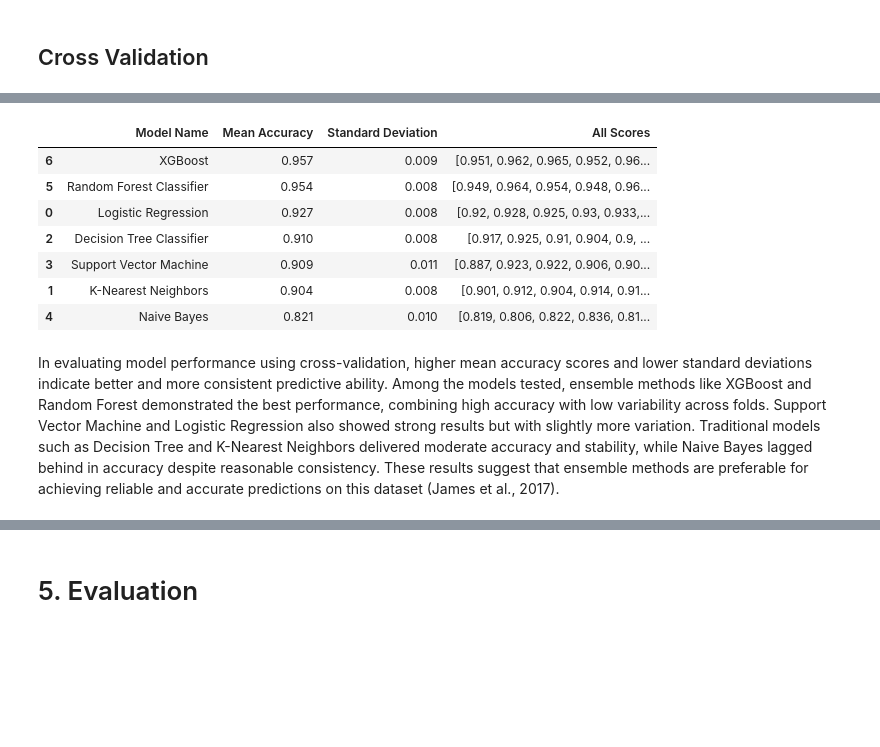
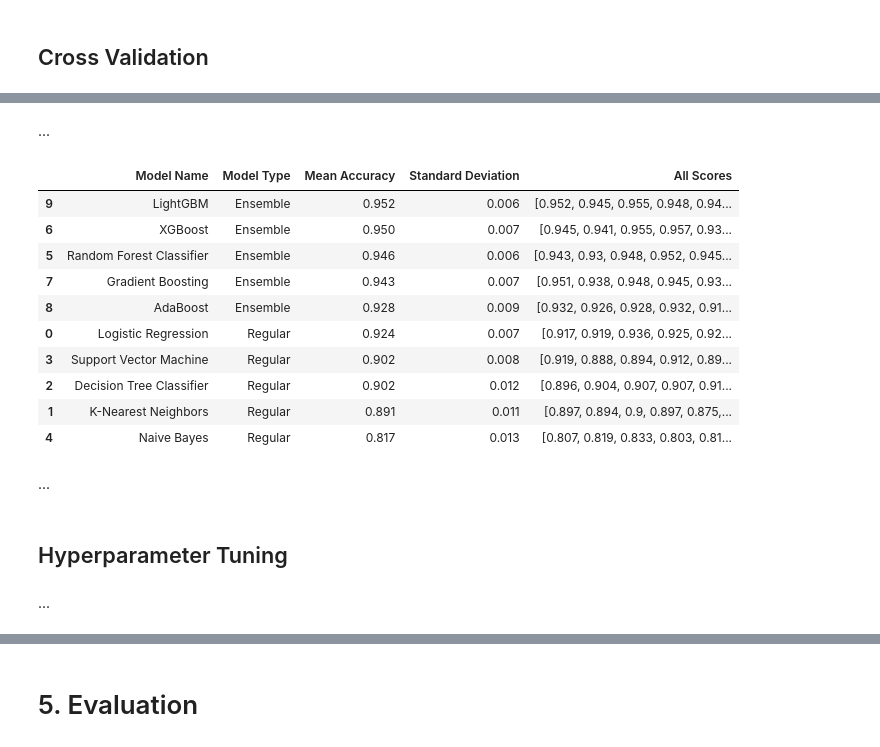
Before and after one commit to hansdarmawann/spambase-lgbm, a Jupyter notebook: spb_hd.ipynb, the cells around one changed output, grey strips where cells are left out. Drawn from its saved outputs; the diff is of its cells as text; code cells hidden in the pictures; blank space fills up the shorter version.

Commit message:
Add some ensemble methods; Initialize Hyperparameter Tuning.

```diff
--- a/spb_hd.ipynb
+++ b/spb_hd.ipynb
@@ -428,3 +398,5 @@ To determine the best classification method as a baseline, cross-validation is c
+# %% [markdown]
+...
 # %%
 import os
 import pandas as pd
@@ -433,15 +405,16 @@ from sklearn.neighbors import KNeighborsClassifier
 from sklearn.tree import DecisionTreeClassifier
 from sklearn.svm import SVC
 from sklearn.naive_bayes import GaussianNB
-from sklearn.ensemble import RandomForestClassifier
+from sklearn.ensemble import RandomForestClassifier, GradientBoostingClassifier, AdaBoostClassifier
 from sklearn.pipeline import Pipeline
 from sklearn.model_selection import RepeatedStratifiedKFold, cross_val_score
 import xgboost as xgb
+import lightgbm as lgb
 
 # Set CPU cores for joblib
 os.environ["LOKY_MAX_CPU_COUNT"] = "4"
 
-# Define pipelines
+# Define pipelines with additional boosting classifiers
 pipelines = {
     'Logistic Regression': Pipeline([
         ('classifier', LogisticRegression(max_iter=2000, random_state=42))
@@ -463,45 +436,73 @@ pipelines = {
     ]),
     'XGBoost': Pipeline([
         ('classifier', xgb.XGBClassifier(random_state=42, use_label_encoder=False, eval_metric='mlogloss'))
+    ]),
+    'Gradient Boosting': Pipeline([
+        ('classifier', GradientBoostingClassifier(random_state=42))
+    ]),
+    'AdaBoost': Pipeline([
+        ('classifier', AdaBoostClassifier(random_state=42))
+    ]),
+    'LightGBM': Pipeline([
+        ('classifier', lgb.LGBMClassifier(random_state=42))
     ])
+}
+
+# Define model types
+ensemble_models = {
+    'Random Forest Classifier',
+    'XGBoost',
+    'Gradient Boosting',
+    'AdaBoost',
+    'LightGBM'
 }
 
 # Define repeated stratified k-fold cross-validation
 cv = RepeatedStratifiedKFold(n_splits=5, n_repeats=3, random_state=42)
 
 # Evaluate models
 cross_val_results = []
 
 for model_name, pipeline in pipelines.items():
     try:
         scores = cross_val_score(pipeline, X_train, y_train, cv=cv, scoring='accuracy', n_jobs=-1)
         mean_score = scores.mean()
         std_score = scores.std()
 
+        model_type = 'Ensemble' if model_name in ensemble_models else 'Regular'
+
         cross_val_results.append({
             'Model Name': model_name,
+            'Model Type': model_type,
             'Mean Accuracy': round(mean_score, 3),
             'Standard Deviation': round(std_score, 3),
             'All Scores': [round(score, 3) for score in scores.tolist()]
         })
     except Exception as e:
         print(f"Error with model {model_name}: {e}")
 
 # Create and sort results DataFrame
 cross_val_df = pd.DataFrame(cross_val_results)
 sorted_cross_val_df = cross_val_df.sort_values(
     by=['Mean Accuracy', 'Standard Deviation'],
     ascending=[False, True]
 )
 sorted_cross_val_df
 # %% [output]
-|  | Model Name | Mean Accuracy | Standard Deviation | All Scores |
-| 6 | XGBoost | 0.957 | 0.009 | [0.951, 0.962, 0.965, 0.952, 0.96... |
-| 5 | Random Forest Classifier | 0.954 | 0.008 | [0.949, 0.964, 0.954, 0.948, 0.96... |
-| 0 | Logistic Regression | 0.927 | 0.008 | [0.92, 0.928, 0.925, 0.93, 0.933,... |
-| 2 | Decision Tree Classifier | 0.910 | 0.008 | [0.917, 0.925, 0.91, 0.904, 0.9, ... |
-| 3 | Support Vector Machine | 0.909 | 0.011 | [0.887, 0.923, 0.922, 0.906, 0.90... |
-| 1 | K-Nearest Neighbors | 0.904 | 0.008 | [0.901, 0.912, 0.904, 0.914, 0.91... |
-| 4 | Naive Bayes | 0.821 | 0.010 | [0.819, 0.806, 0.822, 0.836, 0.81... |
+|  | Model Name | Model Type | Mean Accuracy | Standard Deviation | All Scores |
+| 9 | LightGBM | Ensemble | 0.952 | 0.006 | [0.952, 0.945, 0.955, 0.948, 0.94... |
+| 6 | XGBoost | Ensemble | 0.950 | 0.007 | [0.945, 0.941, 0.955, 0.957, 0.93... |
+| 5 | Random Forest Classifier | Ensemble | 0.946 | 0.006 | [0.943, 0.93, 0.948, 0.952, 0.945... |
+| 7 | Gradient Boosting | Ensemble | 0.943 | 0.007 | [0.951, 0.938, 0.948, 0.945, 0.93... |
+| 8 | AdaBoost | Ensemble | 0.928 | 0.009 | [0.932, 0.926, 0.928, 0.932, 0.91... |
+| 0 | Logistic Regression | Regular | 0.924 | 0.007 | [0.917, 0.919, 0.936, 0.925, 0.92... |
+| 3 | Support Vector Machine | Regular | 0.902 | 0.008 | [0.919, 0.888, 0.894, 0.912, 0.89... |
+| 2 | Decision Tree Classifier | Regular | 0.902 | 0.012 | [0.896, 0.904, 0.907, 0.907, 0.91... |
+| 1 | K-Nearest Neighbors | Regular | 0.891 | 0.011 | [0.897, 0.894, 0.9, 0.897, 0.875,... |
+| 4 | Naive Bayes | Regular | 0.817 | 0.013 | [0.807, 0.819, 0.833, 0.803, 0.81... |
-# %% [markdown]
-In evaluating model performance using cross-validation, higher mean accuracy scores and lower standard deviations indicate better and more consistent predictive ability. Among the models tested, ensemble methods like XGBoost and Random Forest demonstrated the best performance, combining high accuracy with low variability across folds. Support Vector Machine and Logistic Regression also showed strong results but with slightly more variation. Traditional models such as Decision Tree and K-Nearest Neighbors delivered moderate accuracy and stability, while Naive Bayes lagged behind in accuracy despite reasonable consistency. These results suggest that ensemble methods are preferable for achieving reliable and accurate predictions on this dataset (James et al., 2017).
+# %% [markdown]
+...
+# %% [markdown]
+## Hyperparameter Tuning
+# %% [markdown]
+...
```
Also changed, not shown: parts of 7 cells of this notebook.
